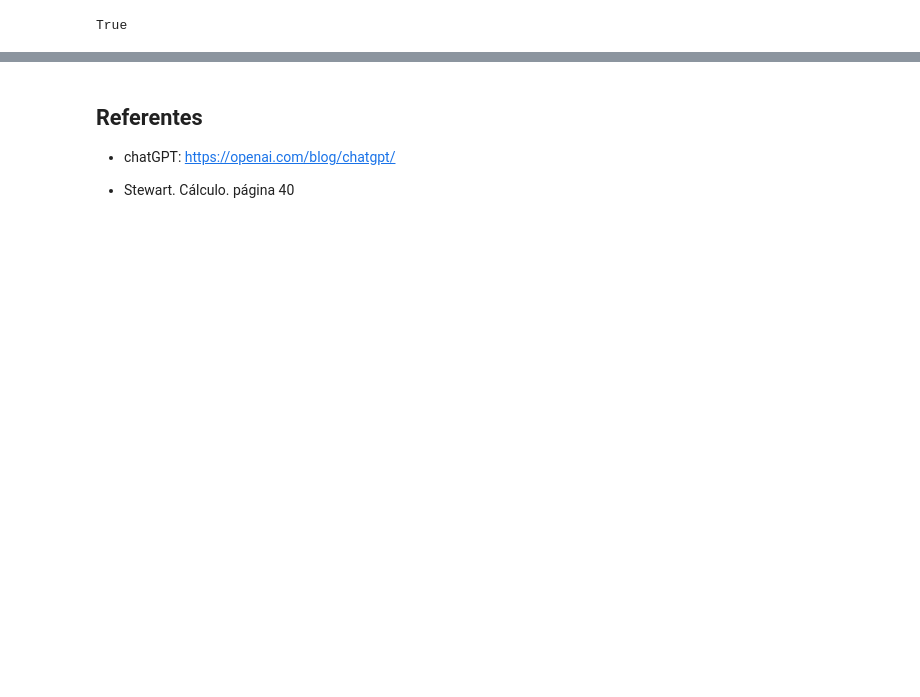
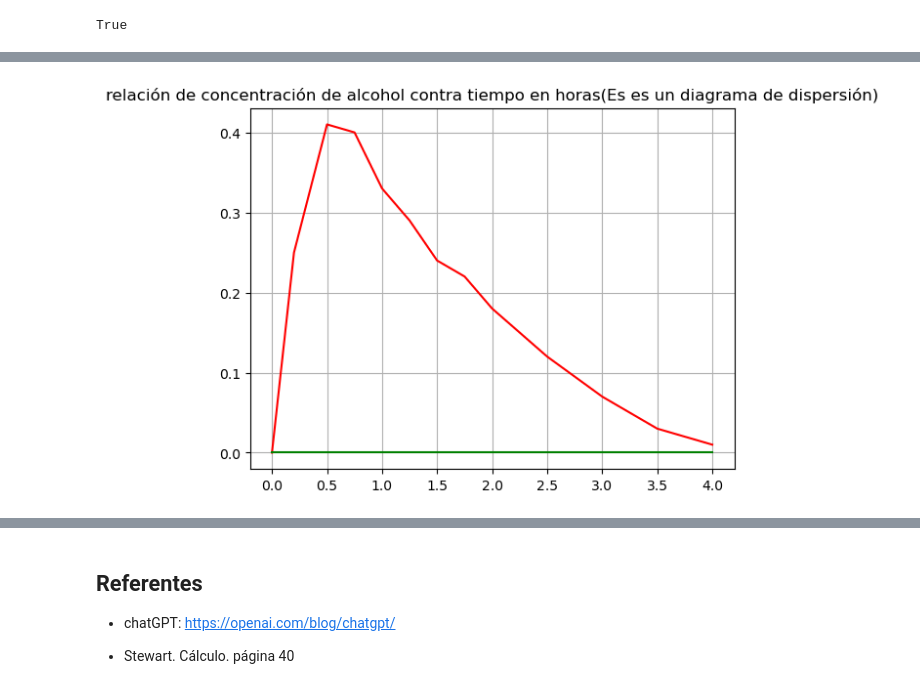
Before and after one commit to marco-canas/fundamentos_de_las_matematicas, a Jupyter notebook: clases/5_class_feb_23_funciones_como_modelos/5_class_feb_23_funciones_modelos.ipynb, the cells around one changed output, grey strips where cells are left out. Saved outputs shown, nothing was run; the diff lists cells and outputs as text; code cells hidden in the pictures; blank space fills up the shorter version.

```diff
--- a/clases/5_class_feb_23_funciones_como_modelos/5_class_feb_23_funciones_modelos.ipynb
+++ b/clases/5_class_feb_23_funciones_como_modelos/5_class_feb_23_funciones_modelos.ipynb
@@ -68,0 +76,13 @@ plt.savefig('alcohol_tiempo.jpg')
+# %%
+import matplotlib.pyplot as plt
+
+plt.plot(t, bac, color = 'red')
+plt.title('relación de concentración de alcohol contra tiempo en horas(Es es un diagrama de dispersión)')
+
+plt.plot([0, 4], [0, 0], color = 'green')
+
+plt.grid()
+
+plt.savefig('alcohol_tiempo.jpg')
+# %% [output]
+[figure, added]
```
Also changed, not shown: parts of 19 cells of this notebook, 1 other file.
